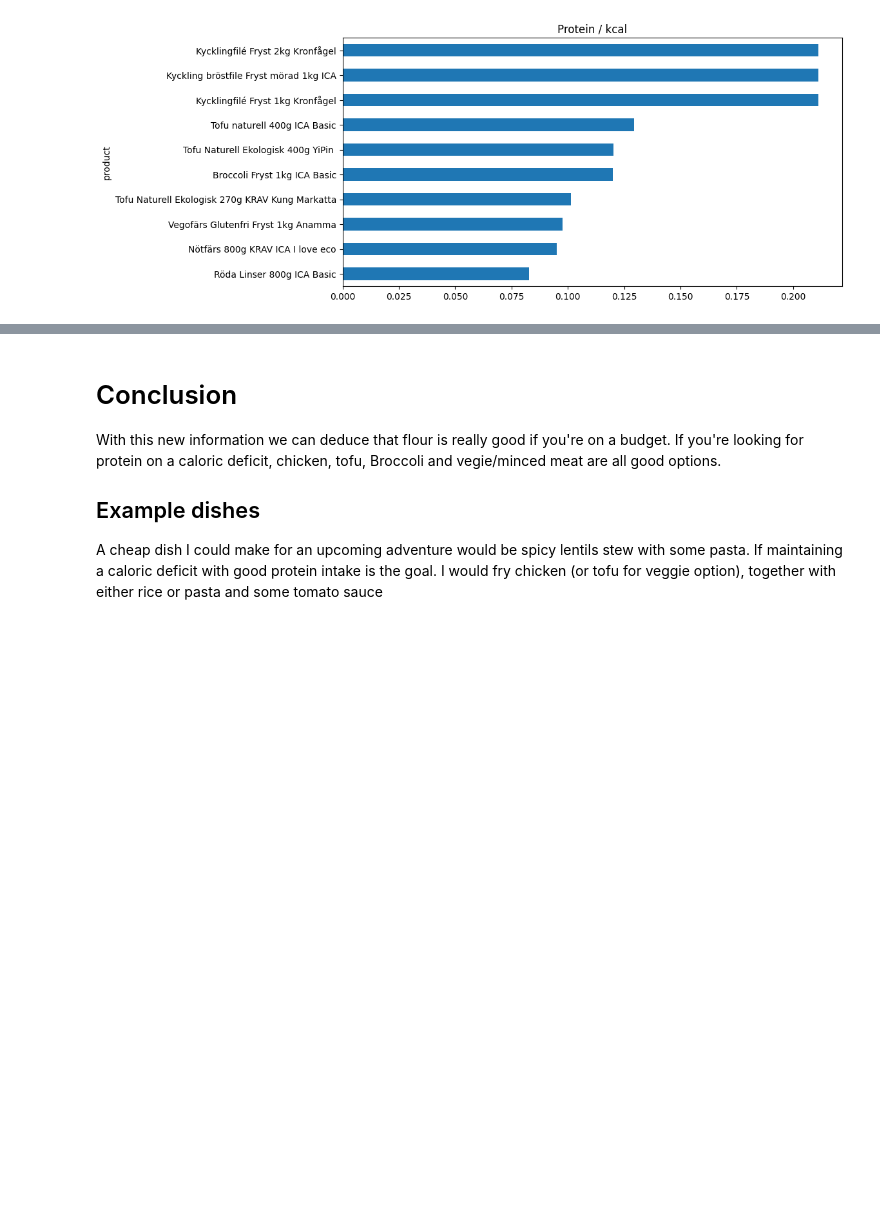
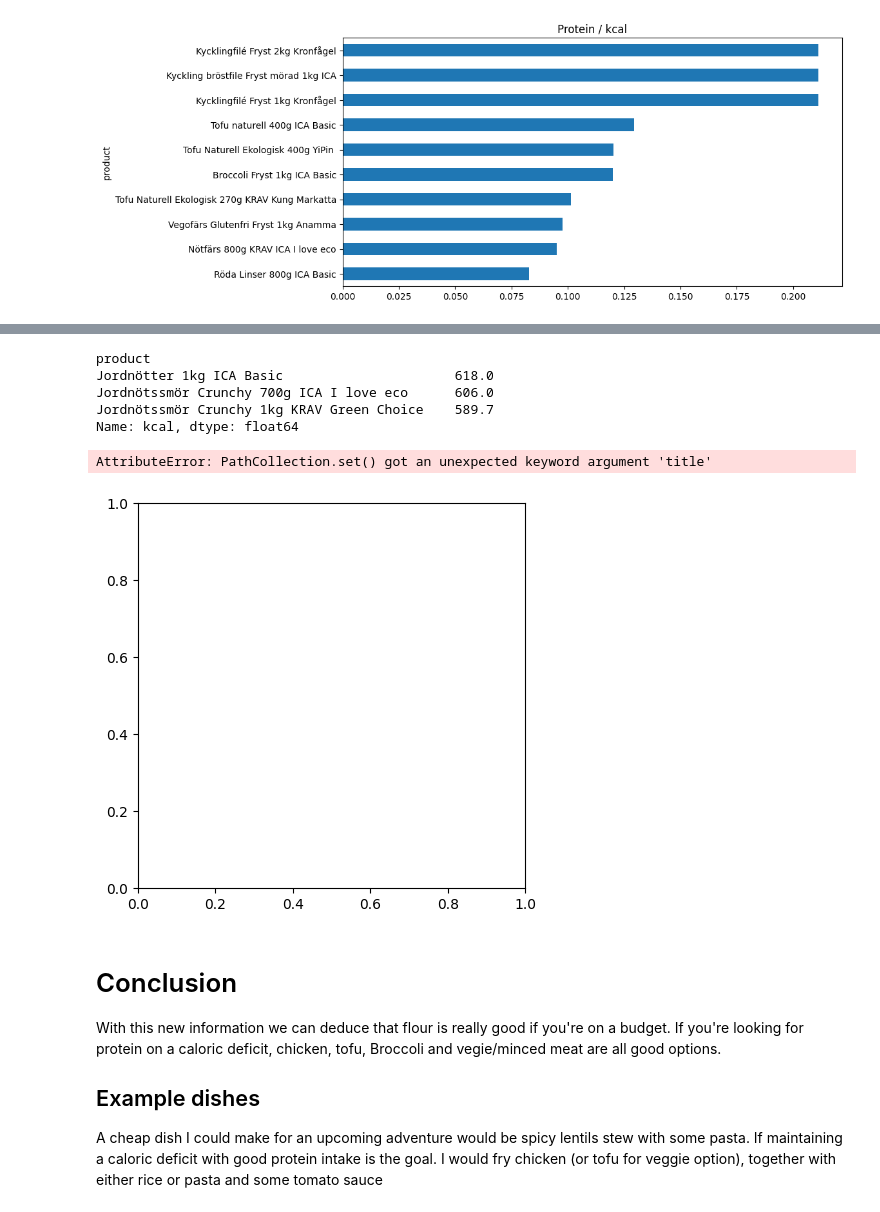
Before and after one commit to KasperLindm/BudgetSuperfood, a Jupyter notebook: FoodWebscraper.ipynb, the cells around one changed output, grey strips where cells are left out. Drawn from its saved outputs; the diff is of its cells as text; code cells hidden in the pictures; blank space fills up the shorter version.

```diff
--- a/FoodWebscraper.ipynb
+++ b/FoodWebscraper.ipynb
@@ -208,3 +233,25 @@ super_foods.prot_per_kcal.nlargest(10).sort_values(ascending=True).plot(kind="ba
+# %%
+super_foods.sort_values(by='kcal', ascending=False).kcal.head(3)
+# %% [output]
+product
+Jordnötter 1kg ICA Basic                      618.0
+Jordnötssmör Crunchy 700g ICA I love eco      606.0
+Jordnötssmör Crunchy 1kg KRAV Green Choice    589.7
+Name: kcal, dtype: float64
+# %%
+fig = plt.figure(figsize=(5,5))
+
+# Protein/Kcal
+plt.scatter(x=super_foods.protein_g, y=super_foods.kcal)
+plt.xlabel("protein_g")
+plt.ylabel = "kcal"
+
+m, b = np.polyfit(super_foods.protein_g, super_foods.kcal, 1)
+plt.plot(super_foods.protein_g, m*super_foods.protein_g+b, color='Orange')
+plt.show()
+# %% [output]
+AttributeError: PathCollection.set() got an unexpected keyword argument 'title'
+[figure, added]
 # %% [markdown]
 # Conclusion
 With this new information we can deduce that flour is really good if you're on a budget.
```
Also changed, not shown: parts of 6 cells of this notebook, 1 other file.
